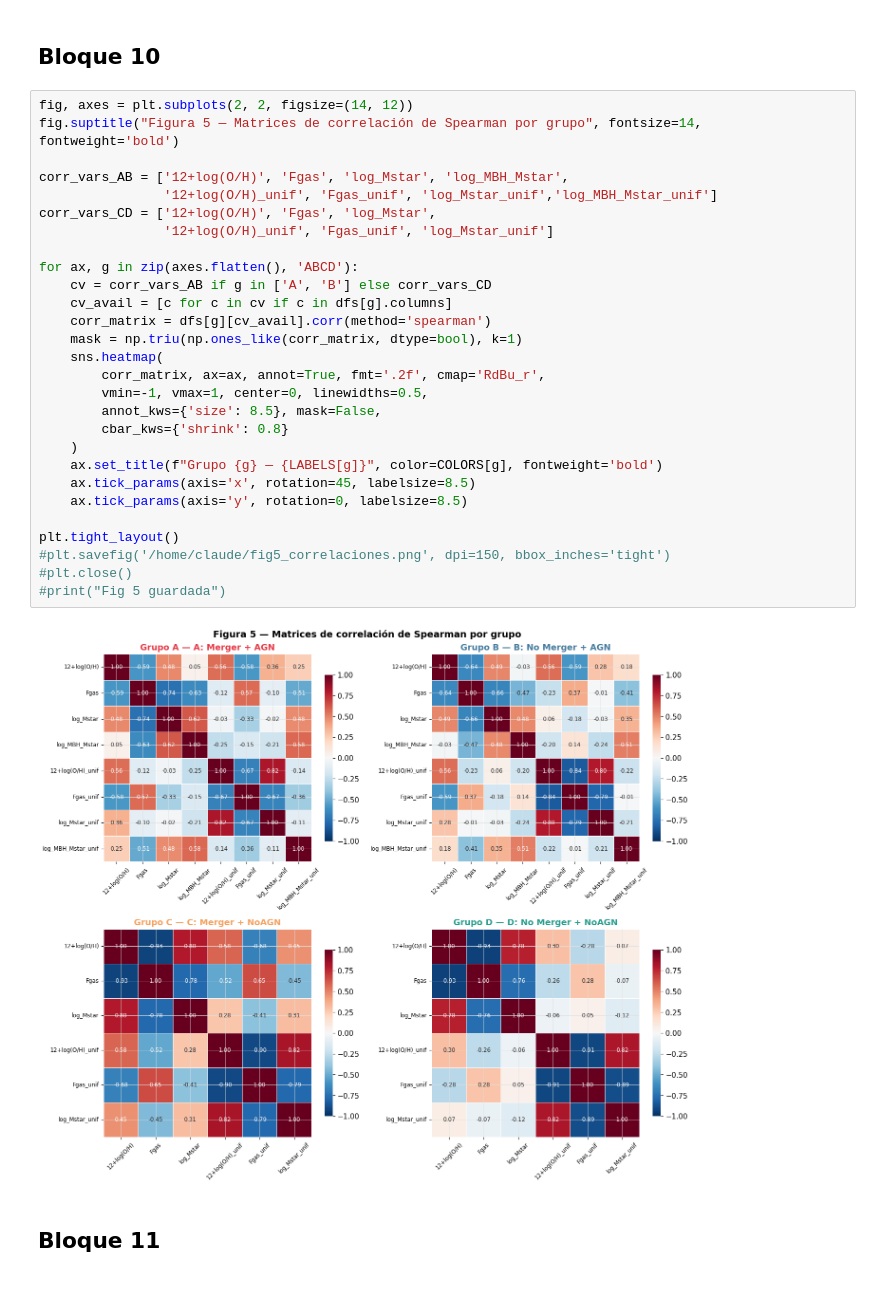
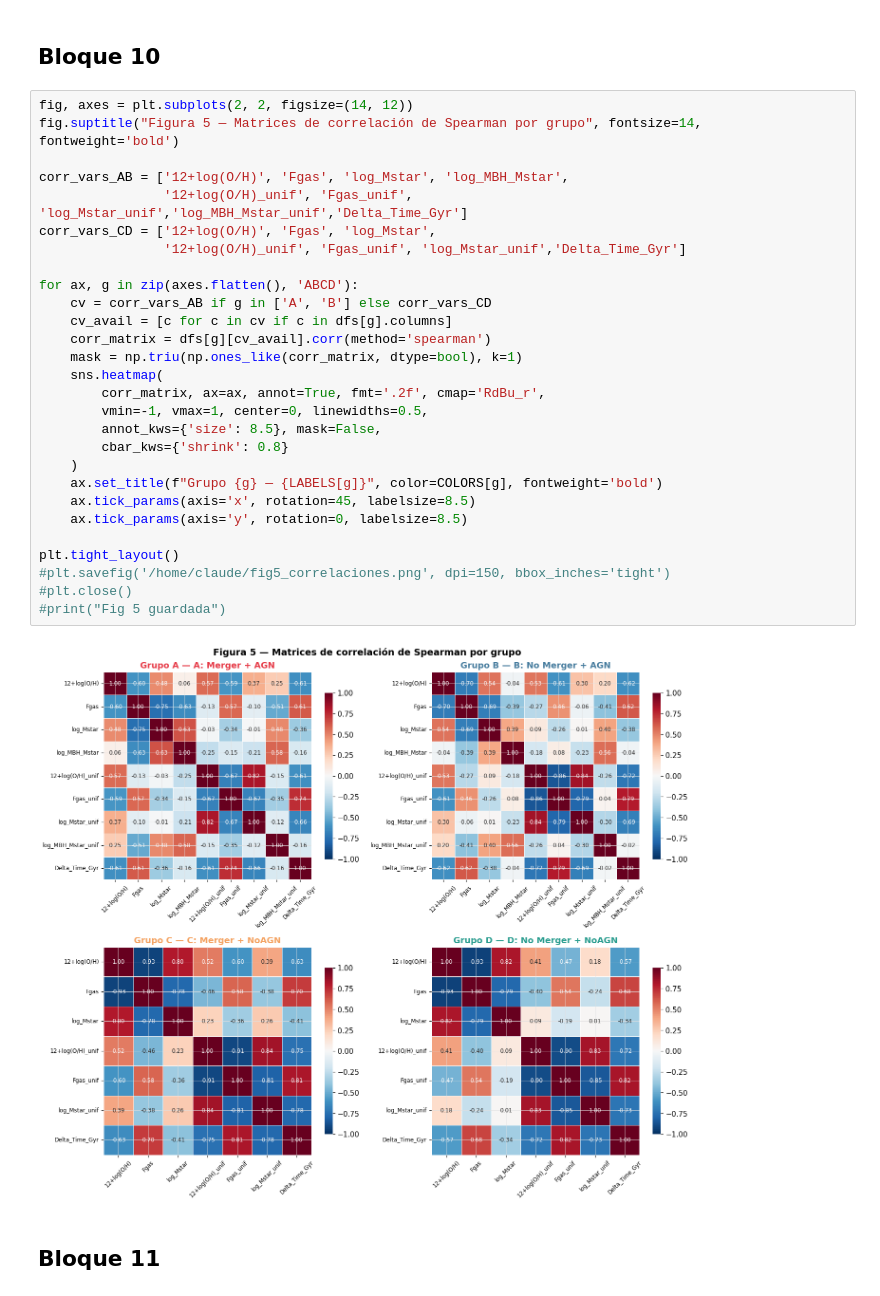
Before and after one commit to SantamariaR/Taller-Tesis-1, a Jupyter notebook: EDA_Grupos_Galaxias.ipynb, the cells around one changed output. Cells and saved outputs as stored; diff of their text form.

```diff
--- a/EDA_Grupos_Galaxias.ipynb
+++ b/EDA_Grupos_Galaxias.ipynb
@@ -301,33 +319,33 @@ plt.tight_layout()
 # %%
 fig, axes = plt.subplots(2, 2, figsize=(14, 12))
 fig.suptitle("Figura 5 — Matrices de correlación de Spearman por grupo", fontsize=14, fontweight='bold')
 
 corr_vars_AB = ['12+log(O/H)', 'Fgas', 'log_Mstar', 'log_MBH_Mstar',
-                '12+log(O/H)_unif', 'Fgas_unif', 'log_Mstar_unif','log_MBH_Mstar_unif']
+                '12+log(O/H)_unif', 'Fgas_unif', 'log_Mstar_unif','log_MBH_Mstar_unif','Delta_Time_Gyr']
 corr_vars_CD = ['12+log(O/H)', 'Fgas', 'log_Mstar',
-                '12+log(O/H)_unif', 'Fgas_unif', 'log_Mstar_unif']
+                '12+log(O/H)_unif', 'Fgas_unif', 'log_Mstar_unif','Delta_Time_Gyr']
 
 for ax, g in zip(axes.flatten(), 'ABCD'):
     cv = corr_vars_AB if g in ['A', 'B'] else corr_vars_CD
     cv_avail = [c for c in cv if c in dfs[g].columns]
     corr_matrix = dfs[g][cv_avail].corr(method='spearman')
     mask = np.triu(np.ones_like(corr_matrix, dtype=bool), k=1)
     sns.heatmap(
         corr_matrix, ax=ax, annot=True, fmt='.2f', cmap='RdBu_r',
         vmin=-1, vmax=1, center=0, linewidths=0.5,
         annot_kws={'size': 8.5}, mask=False,
         cbar_kws={'shrink': 0.8}
     )
     ax.set_title(f"Grupo {g} — {LABELS[g]}", color=COLORS[g], fontweight='bold')
     ax.tick_params(axis='x', rotation=45, labelsize=8.5)
     ax.tick_params(axis='y', rotation=0, labelsize=8.5)
 
 plt.tight_layout()
 #plt.savefig('/home/claude/fig5_correlaciones.png', dpi=150, bbox_inches='tight')
 #plt.close()
 #print("Fig 5 guardada")
 # %% [output]
-[figure, old version]
+[figure, new version]
 # %% [markdown]
 ## Bloque 11
 # %%
```
Also changed, not shown: parts of 12 cells of this notebook, 2 other files.
